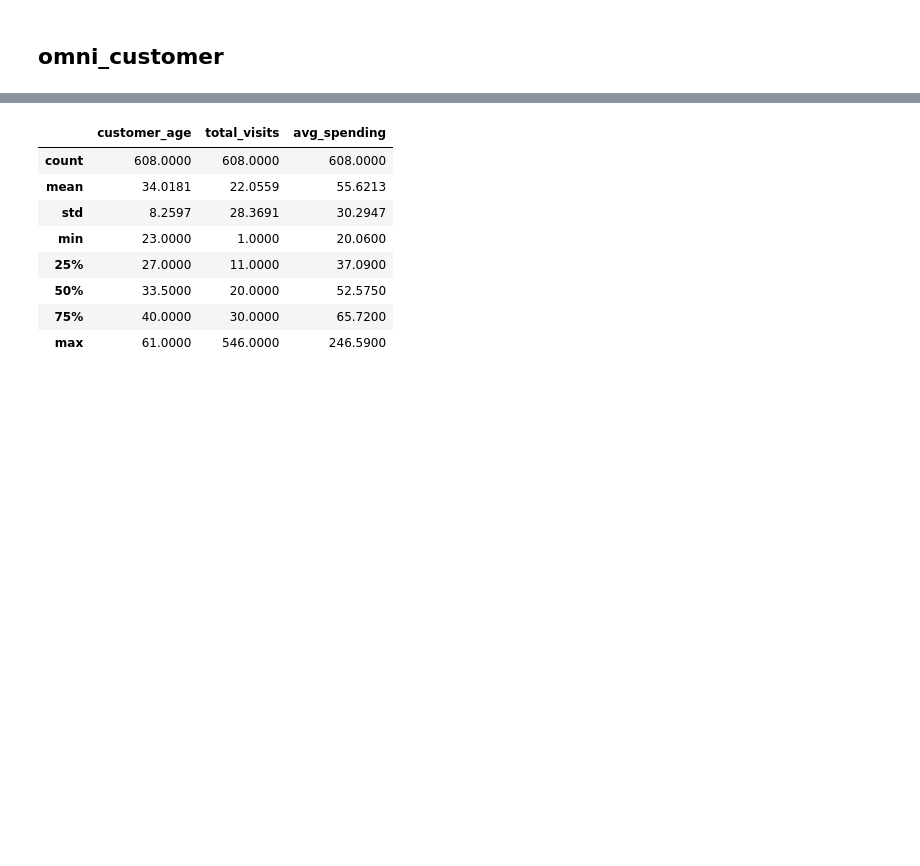
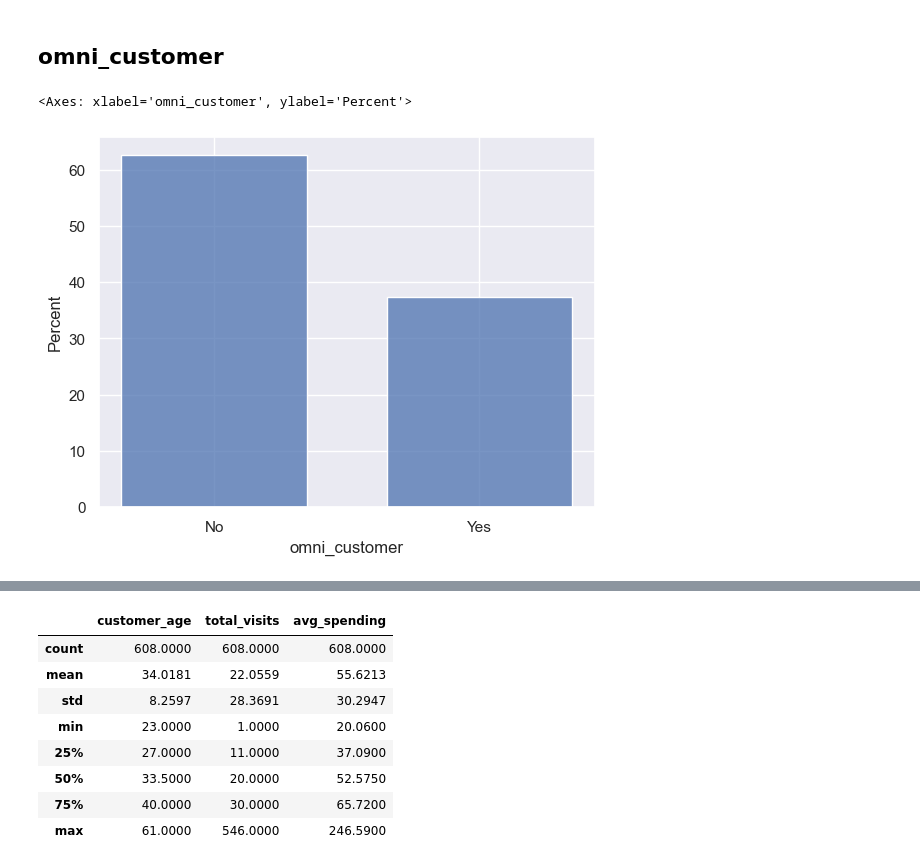
Before and after one commit to wiskim/study_books, a Jupyter notebook: 07_Practical_AI/Group Project_1.ipynb, the cells around one changed output, grey strips where cells are left out. Drawn from its saved outputs; the diff is of its cells as text; code cells hidden in the pictures; blank space fills up the shorter version.

```diff
--- a/07_Practical_AI/Group Project_1.ipynb
+++ b/07_Practical_AI/Group Project_1.ipynb
@@ -117,4 +117,9 @@ sns.displot(customer_data, x='customer_age')
 [figure]
 # %% [markdown]
 ## omni_customer
+# %%
+sns.histplot(data=customer_data, x='omni_customer', stat='percent', shrink=.7)
+# %% [output]
+<Axes: xlabel='omni_customer', ylabel='Percent'>
+[figure, added]
 # %%
```
Also changed, not shown: parts of 6 cells of this notebook.
